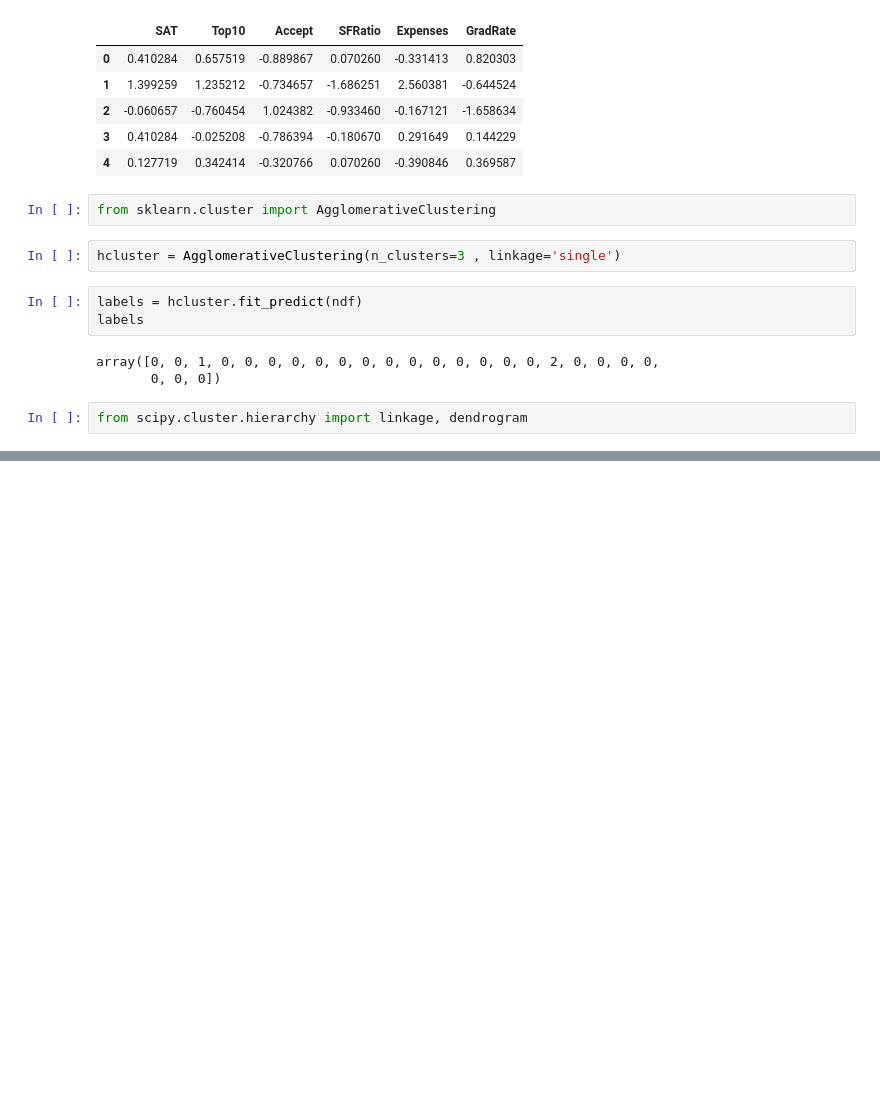
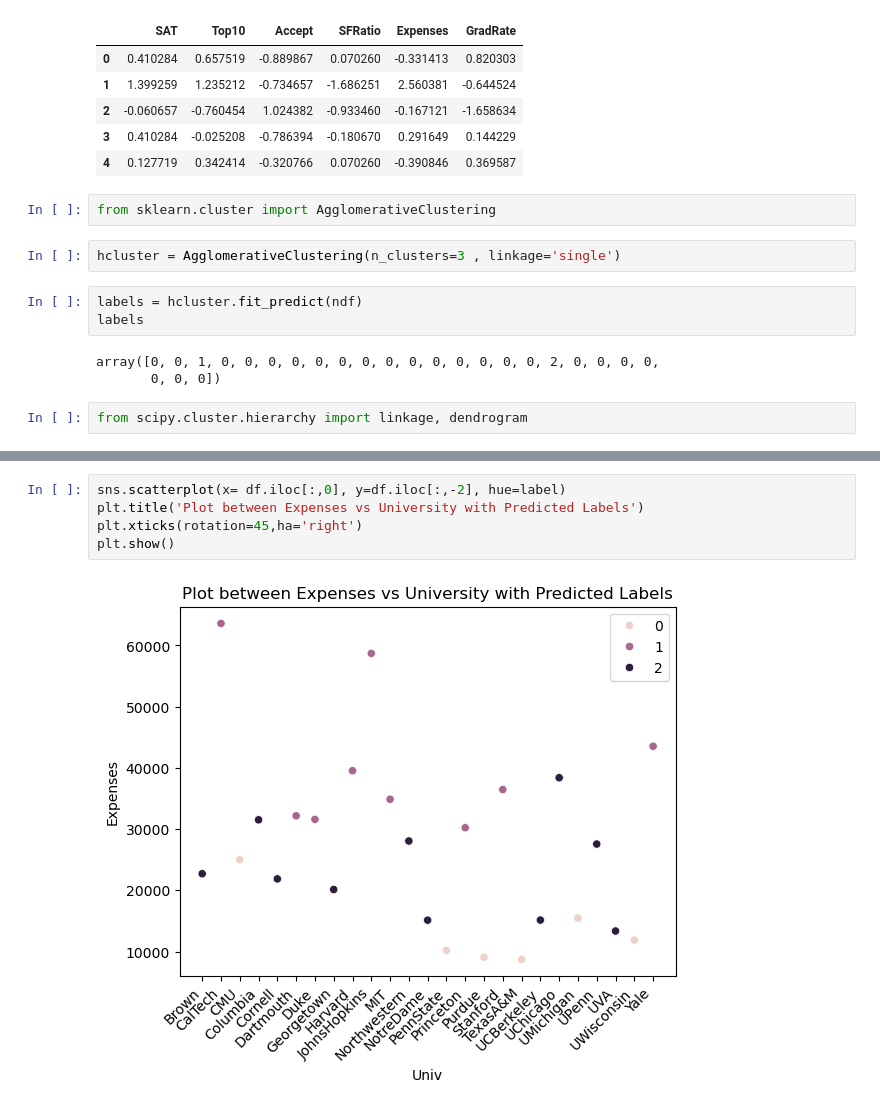
Before and after one commit to VatsVenom201/MachineLearning-Daily_tasks, a Jupyter notebook: Clustering/Hierarchical Clustering.ipynb, the cells around one changed output, grey strips where cells are left out. Drawn from its saved outputs; the diff is of its cells as text; blank space fills up the shorter version.

```diff
--- a/Clustering/Hierarchical Clustering.ipynb
+++ b/Clustering/Hierarchical Clustering.ipynb
@@ -59,0 +85,7 @@ plt.show()
+# %%
+sns.scatterplot(x= df.iloc[:,0], y=df.iloc[:,-2], hue=label)
+plt.title('Plot between Expenses vs University with Predicted Labels')
+plt.xticks(rotation=45,ha='right')
+plt.show()
+# %% [output]
+[figure, added]
```
Also changed, not shown: parts of 7 cells of this notebook.
